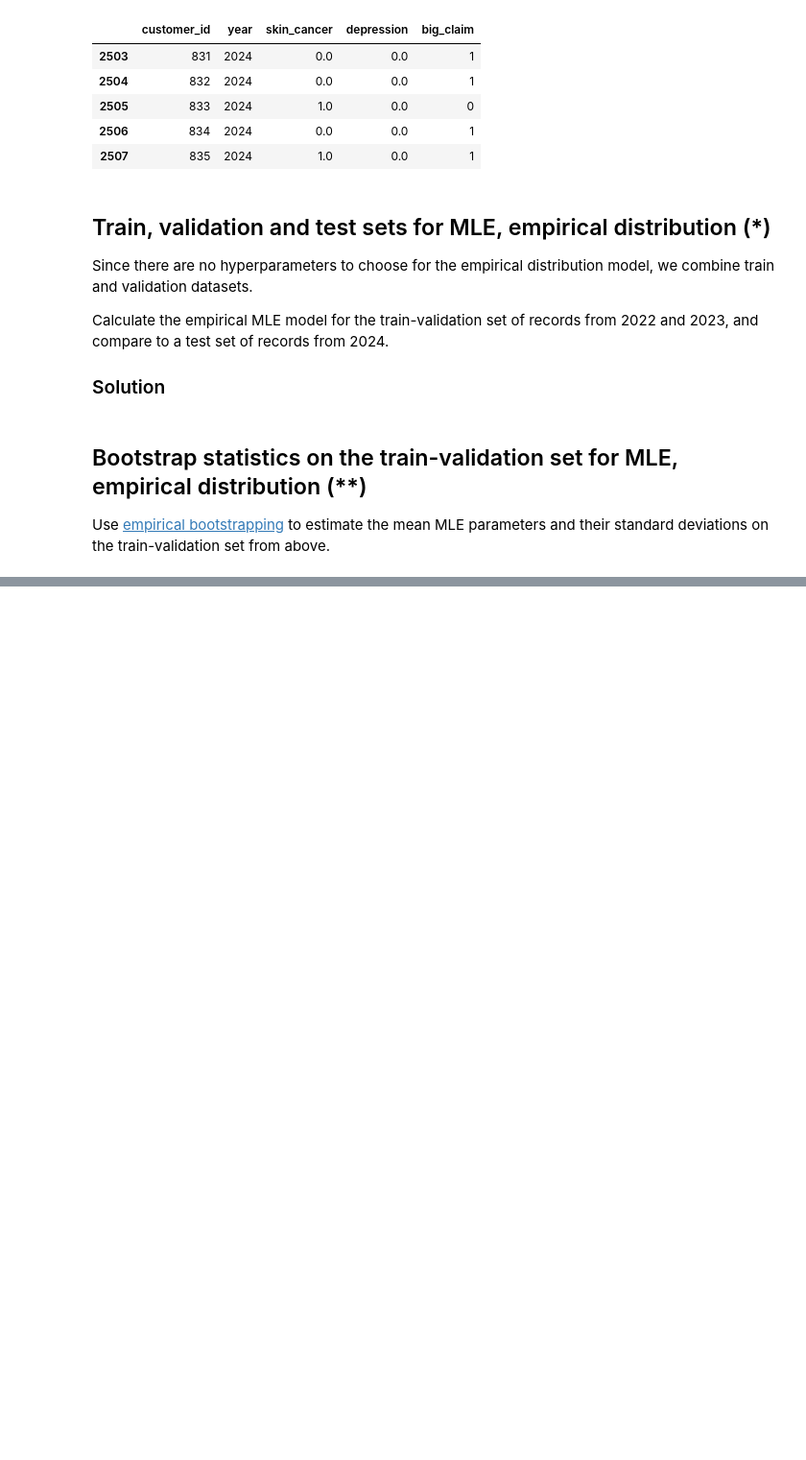
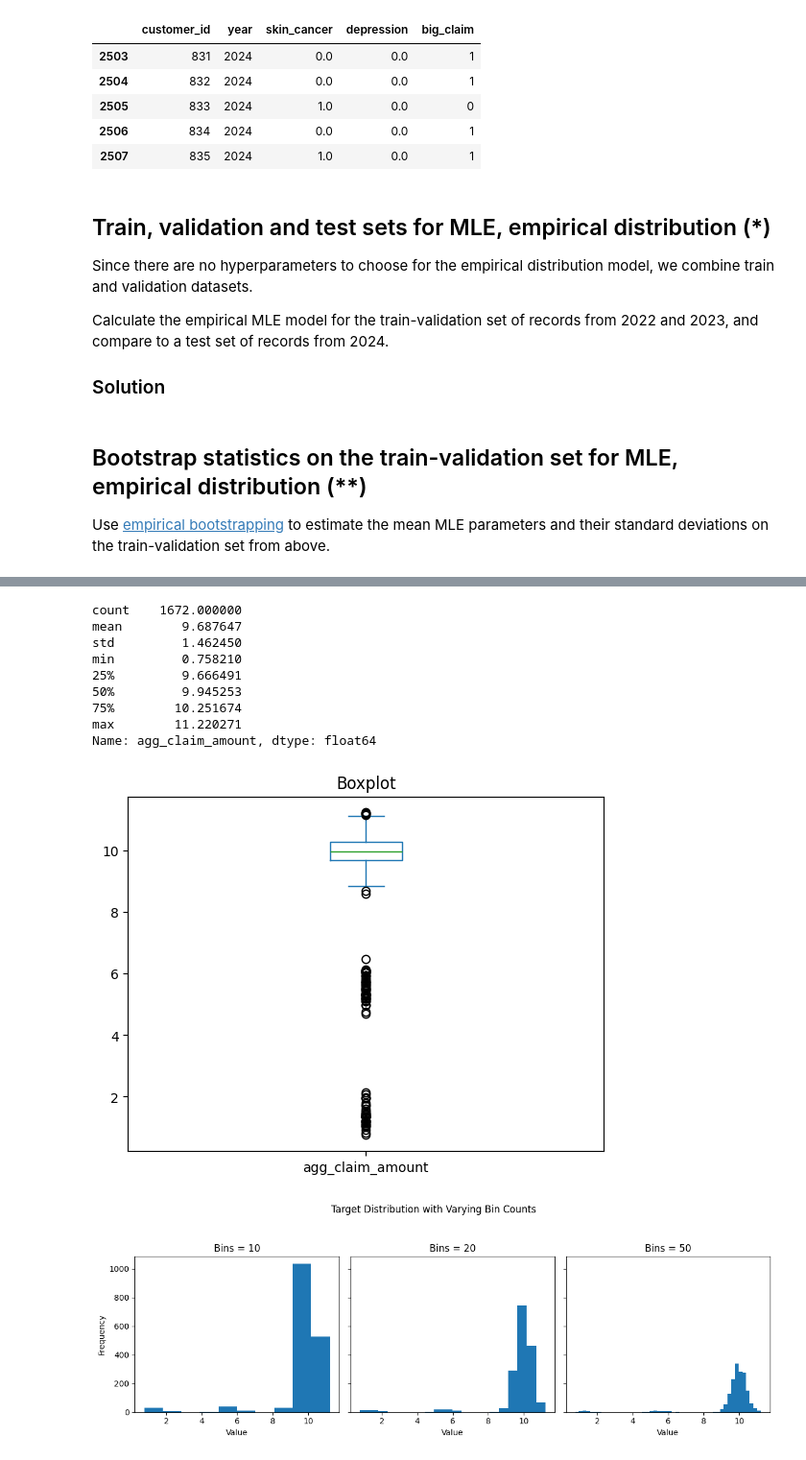
Before and after one commit to munichpavel/risk-ai-workshop, a Jupyter notebook: notebooks/high-risk-exercises.ipynb, the cells around one changed output, grey strips where cells are left out. Shown at 96% size. Cells and saved outputs as stored; diff of their text form; code cells hidden in the pictures; blank space fills up the shorter version.

```diff
--- a/notebooks/high-risk-exercises.ipynb
+++ b/notebooks/high-risk-exercises.ipynb
@@ -73,0 +171,17 @@ Use [empirical bootstrapping](https://en.wikipedia.org/wiki/Bootstrapping_(stati
+# %%
+# Consider log-transformed data
+y_train_transformed = np.log(train_valid_raw_df[TARGET_COL] + 1)
+
+target_eda(y_train_transformed)
+# %% [output]
+count    1672.000000
+mean        9.687647
+std         1.462450
+min         0.758210
+25%         9.666491
+50%         9.945253
+75%        10.251674
+max        11.220271
+Name: agg_claim_amount, dtype: float64
+[figure, added]
+[figure, added]
```
Also changed, not shown: parts of 28 cells of this notebook, 5 other files.
